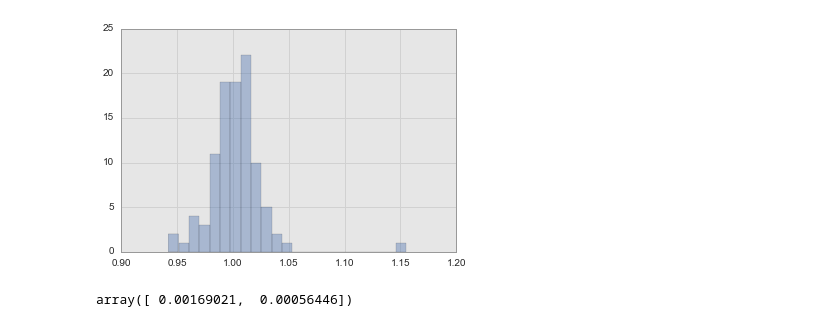
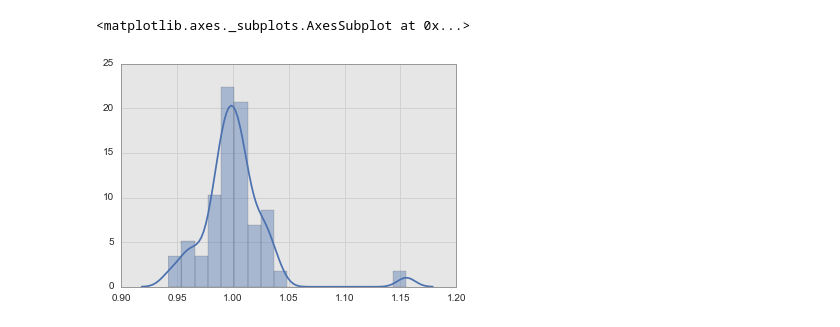
Before and after one commit to bbahmany/quant-finance, a Jupyter notebook: forcasting.ipynb, the cells around one changed output. Saved outputs shown, nothing was run; the diff lists cells and outputs as text; code cells hidden in the pictures.

```diff
--- a/forcasting.ipynb
+++ b/forcasting.ipynb
@@ -43,20 +57,16 @@ basket.plot()
 
 #     return list(np.array(series[1:])/np.array(series[:-1]))
 # %%
-def get_lagged_returns(series, window_size):
-    """
-    Args:
-        series (ndarray): the time series to get the lagged return ratios
-        window_size (int): number of trading weeks to use
+# def get_lagged_returns(series, window_size):
+#     """
+#     Args:
+#         series (ndarray): the time series to get the lagged return ratios
+#         window_size (int): number of trading weeks to use
 
-    Return (ndarray): y(t)/y(t-1) over the weeks specified
-    """
+#     Return (ndarray): y(t)/y(t-1) over the weeks specified
+#     """
 
-    return series[-window_size*5:].values/series[-((window_size*5)+1):-1].values
+#     return series[-window_size*5:].values/series[-((window_size*5)+1):-1].values
-# %%
-sns.distplot(get_lagged_returns(basket['FB'],20), kde=False);
-# %% [output]
-[figure, removed]
 # %%
 # mu = 1
 # sigma2 = 1
@@ -88,7 +98,8 @@ def mle_log_norm(data, init_theta=[1,1]):
     fit = opt.minimize(neg_log_llh, init_theta, data, method='Nelder-Mead')
     return fit.x
 # %%
-mle_log_norm(get_lagged_returns(basket['FB'],20))
+sns.distplot(get_lagged_returns(basket.FB[-50:].values))
 # %% [output]
-array([ 0.00169021,  0.00056446])
+<matplotlib.axes._subplots.AxesSubplot at 0x...>
+[figure, added]
 # %%
```
Also changed, not shown: parts of 34 cells of this notebook, 1 other file.
